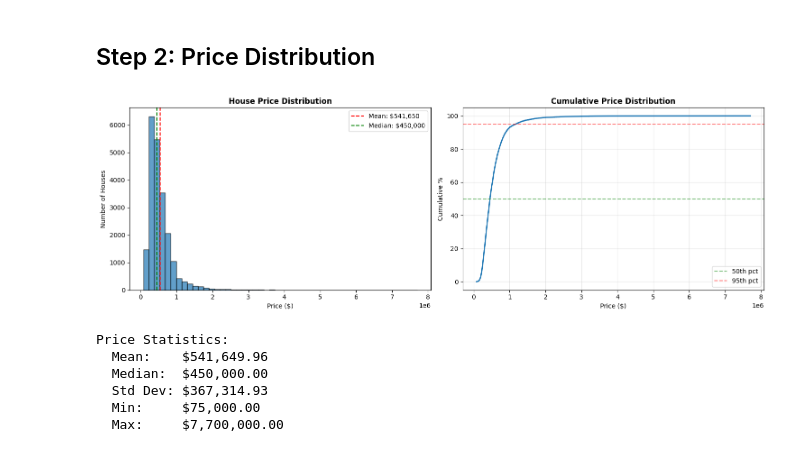
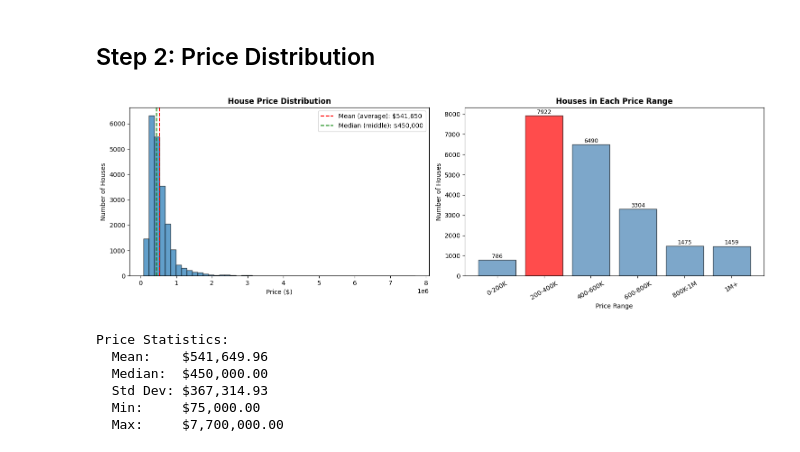
Before and after one commit to AswathSanthanakrishnan/House-Price-Prediction-Project---Final-sem-project-, a Jupyter notebook: 02_EDA.ipynb, the cells around one changed output. Saved outputs shown, nothing was run; the diff lists cells and outputs as text; code cells hidden in the pictures.

Commit message:
Simplify charts and labels for better understanding

```diff
--- a/02_EDA.ipynb
+++ b/02_EDA.ipynb
@@ -64,33 +64,41 @@ memory usage: 4.6+ MB
 # %% [markdown]
 ## Step 2: Price Distribution
 # %%
+# price distribution
 fig, axes = plt.subplots(1, 2, figsize=(15, 5))
-# left plot - histogram showing how prices are spread
+
+# left - histogram showing how prices are spread
 axes[0].hist(df['price'], bins=50, edgecolor='black', alpha=0.7)
 axes[0].axvline(df['price'].mean(), color='red', linestyle='--',
-               label=f"Mean: ${df['price'].mean():,.0f}")
+               label=f"Mean (average): ${df['price'].mean():,.0f}")
 axes[0].axvline(df['price'].median(), color='green', linestyle='--',
-               label=f"Median: ${df['price'].median():,.0f}")
+               label=f"Median (middle): ${df['price'].median():,.0f}")
 axes[0].set_xlabel('Price ($)')
 axes[0].set_ylabel('Number of Houses')
 axes[0].set_title('House Price Distribution', fontweight='bold')
 axes[0].legend()
 
-# right plot - cumulative %, shows what % of houses cost less than X
-prices_sorted = np.sort(df['price'])
-cum_pct = np.arange(1, len(prices_sorted)+1) / len(prices_sorted) * 100
-axes[1].plot(prices_sorted, cum_pct, linewidth=2)
-axes[1].axhline(50, color='green', linestyle='--', alpha=0.5, label='50th pct')
-axes[1].axhline(95, color='red', linestyle='--', alpha=0.5, label='95th pct')
-axes[1].set_xlabel('Price ($)')
-axes[1].set_ylabel('Cumulative %')
-axes[1].set_title('Cumulative Price Distribution', fontweight='bold')
-axes[1].legend()
-axes[1].grid(True, alpha=0.3)
+# right - how many houses in each price range
+bins = [0, 200000, 400000, 600000, 800000, 1000000, float('inf')]
+labels = ['0-200K', '200-400K', '400-600K', '600-800K', '800K-1M', '1M+']
+price_groups = pd.cut(df['price'], bins=bins, labels=labels)
+counts = price_groups.value_counts().sort_index()
+
+# color the highest bar red to highlight it
+colors = ['steelblue'] * len(counts)
+colors[counts.values.argmax()] = 'red'
+axes[1].bar(counts.index.astype(str), counts.values,
+           color=colors, edgecolor='black', alpha=0.7)
+axes[1].set_xlabel('Price Range')
+axes[1].set_ylabel('Number of Houses')
+axes[1].set_title('Houses in Each Price Range', fontweight='bold')
+axes[1].tick_params(axis='x', rotation=30)
+for i, v in enumerate(counts.values):
+    axes[1].text(i, v + 100, str(v), ha='center', fontsize=9)
 plt.tight_layout()
 plt.show()
 # %% [output]
-[figure, old version]
+[figure, new version]
 # %%
 # print basic stats
 print('Price Statistics:')
```
Also changed, not shown: parts of 1 cell of this notebook.
